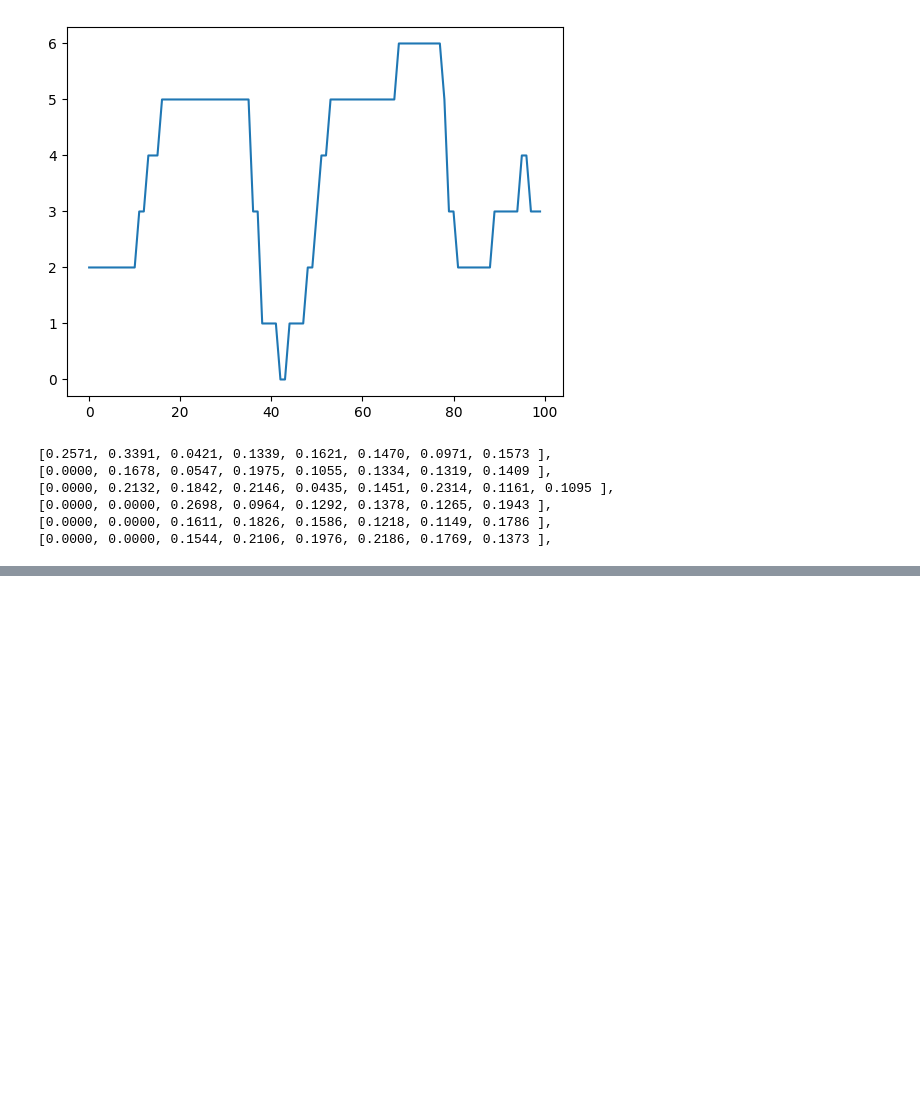
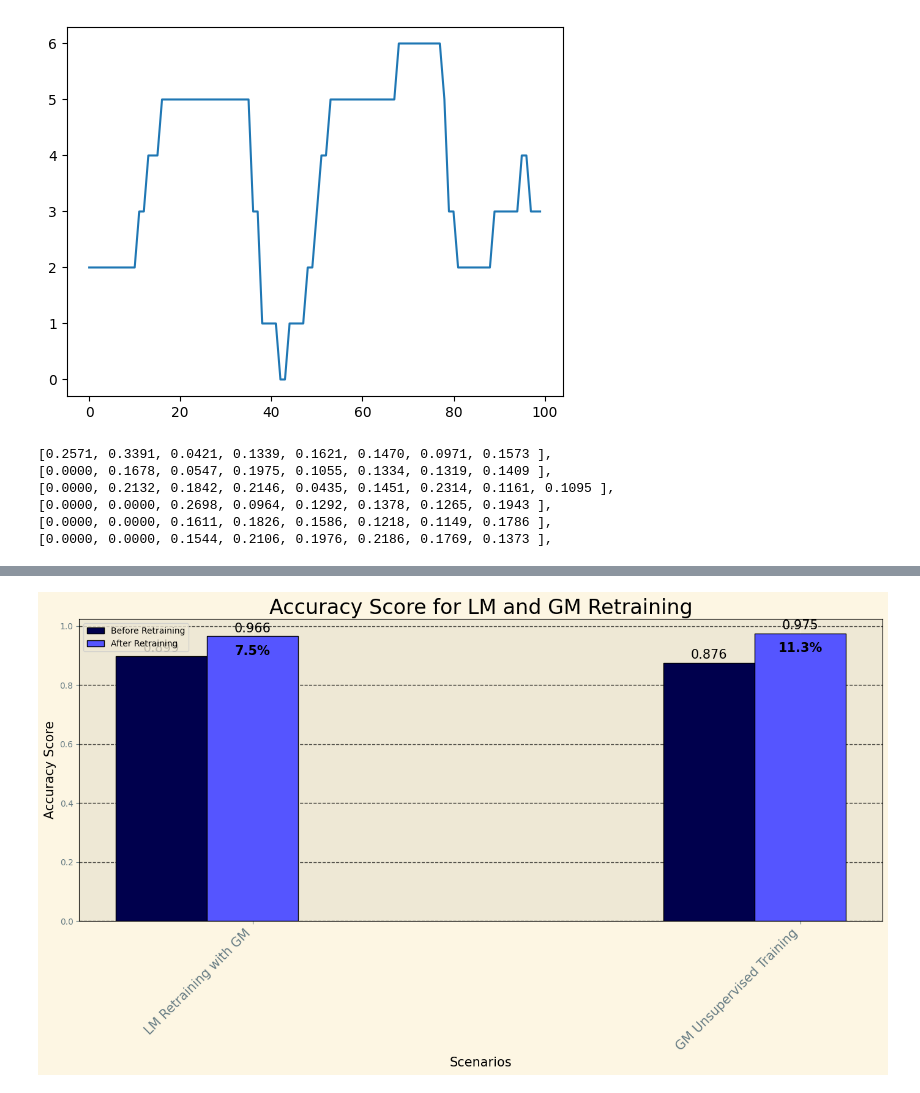
Before and after one commit to VincentSheh/NA_Model_Evaluation, a Jupyter notebook: Simulation/simulate.ipynb, the cells around one changed output, grey strips where cells are left out. Saved outputs shown, nothing was run; the diff lists cells and outputs as text; code cells hidden in the pictures; blank space fills up the shorter version.

```diff
--- a/Simulation/simulate.ipynb
+++ b/Simulation/simulate.ipynb
@@ -850,0 +867,67 @@ plt.show()
+# %%
+# Modify the code to add spacing between each scenario type for clarity
+import numpy as np
+import matplotlib.pyplot as plt
+import matplotlib.cm as cm
+
+# Define the scenarios and QoE scores for each resource allocation strategy
+scenarios = [
+    "LM Retraining with GM",
+    "GM Unsupervised Training",
+]
+plt.style.use("Solarize_Light2")
+
+# QoE scores for each resource allocation strategy
+baseline_qoe = [0.899, 0.876]
+cpu_5_5_qoe = [0.966, 0.975]
+
+# Adjust spacing by adding extra room between each group of bars
+x = np.arange(len(scenarios)) * 1.5  # increase the spacing between scenarios
+width = 0.25  # width of the bars
+
+# Calculate percentage differences for annotation
+def calculate_percentage_diff(reference, values):
+    return [100 * (val - reference[i]) / reference[i] for i, val in enumerate(values)]
+
+# Calculate percentage differences with Baseline as reference
+cpu_5_5_diff = calculate_percentage_diff(baseline_qoe, cpu_5_5_qoe)
+
+# Create the plot
+fig, ax = plt.subplots(figsize=(14, 8))
+color_map = cm.get_cmap("seismic", 4)  # Get 4 colors from the 'seismic' colormap
+
+# Plot each resource allocation strategy
+bars1 = ax.bar(x - width, baseline_qoe, width, label="Before Retraining", color=color_map(0), edgecolor="black")
+bars2 = ax.bar(x, cpu_5_5_qoe, width, label="After Retraining", color=color_map(1), edgecolor="black")
+
+# Annotate each bar with the QoE score
+for i in range(len(scenarios)):
+    ax.text(x[i] - width, baseline_qoe[i] + 0.005, f"{baseline_qoe[i]:.3f}", ha='center', va='bottom', fontsize=15)
+    ax.text(x[i], cpu_5_5_qoe[i] + 0.005, f"{cpu_5_5_qoe[i]:.3f}", ha='center', va='bottom', fontsize=15)
+
+# Annotate percentage difference for CPU = 5.5 and CPU = 3.5 relative to Baseline
+for i in range(len(scenarios)):
+    ax.text(x[i], cpu_5_5_qoe[i] - 0.03, f"{cpu_5_5_diff[i]:.1f}%", ha='center', va='top', color="black", fontsize=15, fontweight="bold")
+
+# Labels, title, and legend
+ax.set_xlabel("Scenarios", fontsize=15, color='black')
+ax.set_ylabel("Accuracy Score", fontsize=15, color='black')
+ax.set_title("Accuracy Score for LM and GM Retraining", fontsize=24)
+ax.set_xticks(x)
+ax.set_xticklabels(scenarios, rotation=45, ha="right", fontsize=15)
+ax.legend()
+
+# Add black grid lines for readability
+ax.grid(axis="y", linestyle="--", color="black", alpha=0.7)
+ax.xaxis.label.set_color('black')
+ax.yaxis.label.set_color('black')
+ax.spines['bottom'].set_color('black')
+ax.spines['top'].set_color('black')
+ax.spines['left'].set_color('black')
+ax.spines['right'].set_color('black')
+
+# Show plot with tight layout
+plt.tight_layout()
+plt.show()
+# %% [output]
+[figure, added]
```
Also changed, not shown: parts of 10 cells of this notebook, 7 other files.
